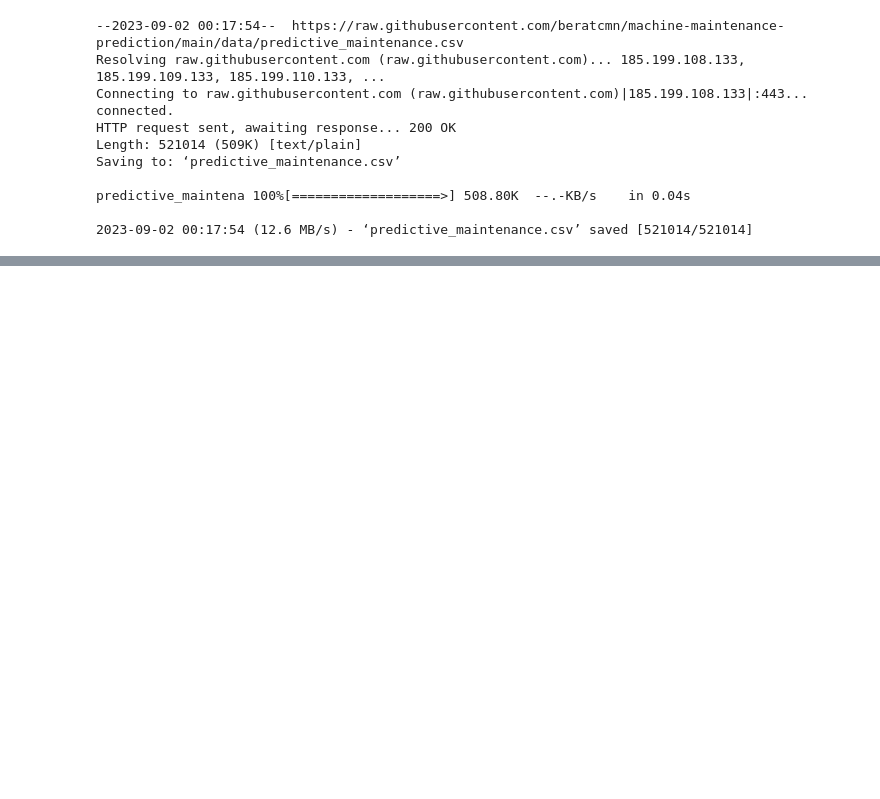
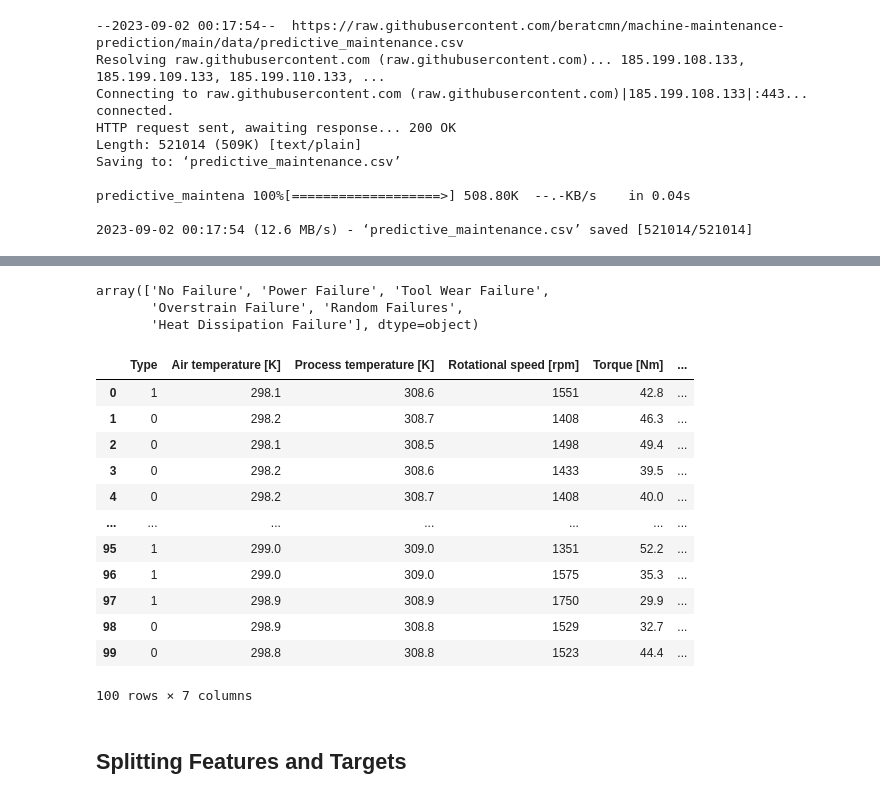
Before and after one commit to beratcmn/machine-maintenance-prediction, a Jupyter notebook: machine_maintenance_prediction.ipynb, the cells around one changed output, grey strips where cells are left out. Saved outputs shown, nothing was run; the diff lists cells and outputs as text; code cells hidden in the pictures; blank space fills up the shorter version.

Commit message:
Cleaned the data

```diff
--- a/machine_maintenance_prediction.ipynb
+++ b/machine_maintenance_prediction.ipynb
@@ -140,0 +188,2 @@ chart
+# %%
+data = df.drop(columns=["UDI", "Product ID", "Target"])
@@ -140,0 +211,3 @@ chart
+# %%
+quality_mapping = {'L': 0, 'M': 1, 'H': 2}
+data['Type'] = data['Type'].replace(quality_mapping)
@@ -140,0 +228,34 @@ chart
+# %%
+data["Failure Type"].unique()
+# %% [output]
+array(['No Failure', 'Power Failure', 'Tool Wear Failure',
+       'Overstrain Failure', 'Random Failures',
+       'Heat Dissipation Failure'], dtype=object)
+# %%
+failure_type_mapping = {
+    "No Failure": 0,
+    "Power Failure": 1,
+    "Tool Wear Failure": 2,
+    "Overstrain Failure": 3,
+    "Random Failure": 4,
+    "Heat Dissipation Failure": 5,
+}
+data['Failure Type'] = data['Failure Type'].replace(failure_type_mapping)
+# %%
+data.head(n=100)
+# %% [output]
+|  | Type | Air temperature [K] | Process temperature [K] | Rotational speed [rpm] | Torque [Nm] | ... |
+| 0 | 1 | 298.1 | 308.6 | 1551 | 42.8 | ... |
+| 1 | 0 | 298.2 | 308.7 | 1408 | 46.3 | ... |
+| 2 | 0 | 298.1 | 308.5 | 1498 | 49.4 | ... |
+| 3 | 0 | 298.2 | 308.6 | 1433 | 39.5 | ... |
+| 4 | 0 | 298.2 | 308.7 | 1408 | 40.0 | ... |
+| ... | ... | ... | ... | ... | ... | ... |
+| 95 | 1 | 299.0 | 309.0 | 1351 | 52.2 | ... |
+| 96 | 1 | 299.0 | 309.0 | 1575 | 35.3 | ... |
+| 97 | 1 | 298.9 | 308.9 | 1750 | 29.9 | ... |
+| 98 | 0 | 298.9 | 308.8 | 1529 | 32.7 | ... |
+| 99 | 0 | 298.8 | 308.8 | 1523 | 44.4 | ... |
+100 rows × 7 columns
+# %% [markdown]
+## Splitting Features and Targets
```
Also changed, not shown: parts of 17 cells of this notebook.
